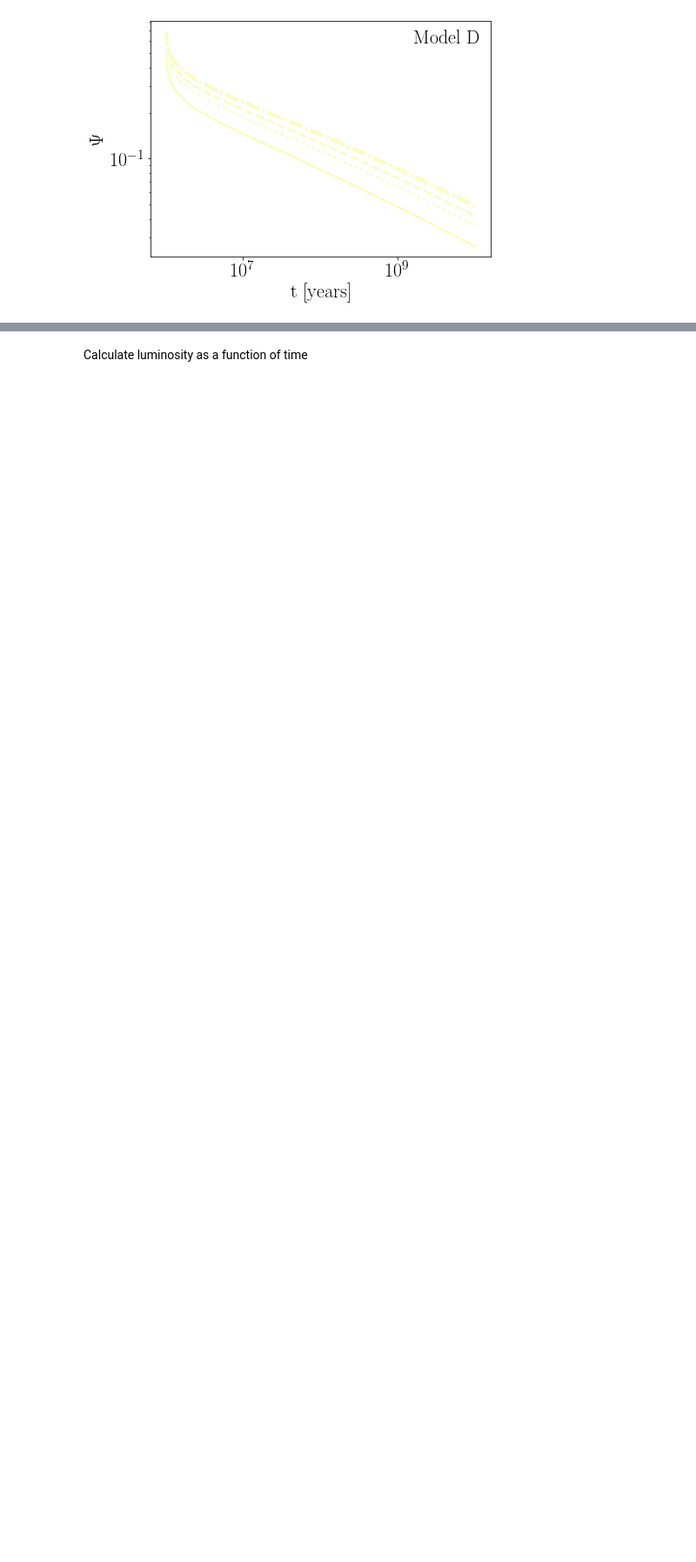
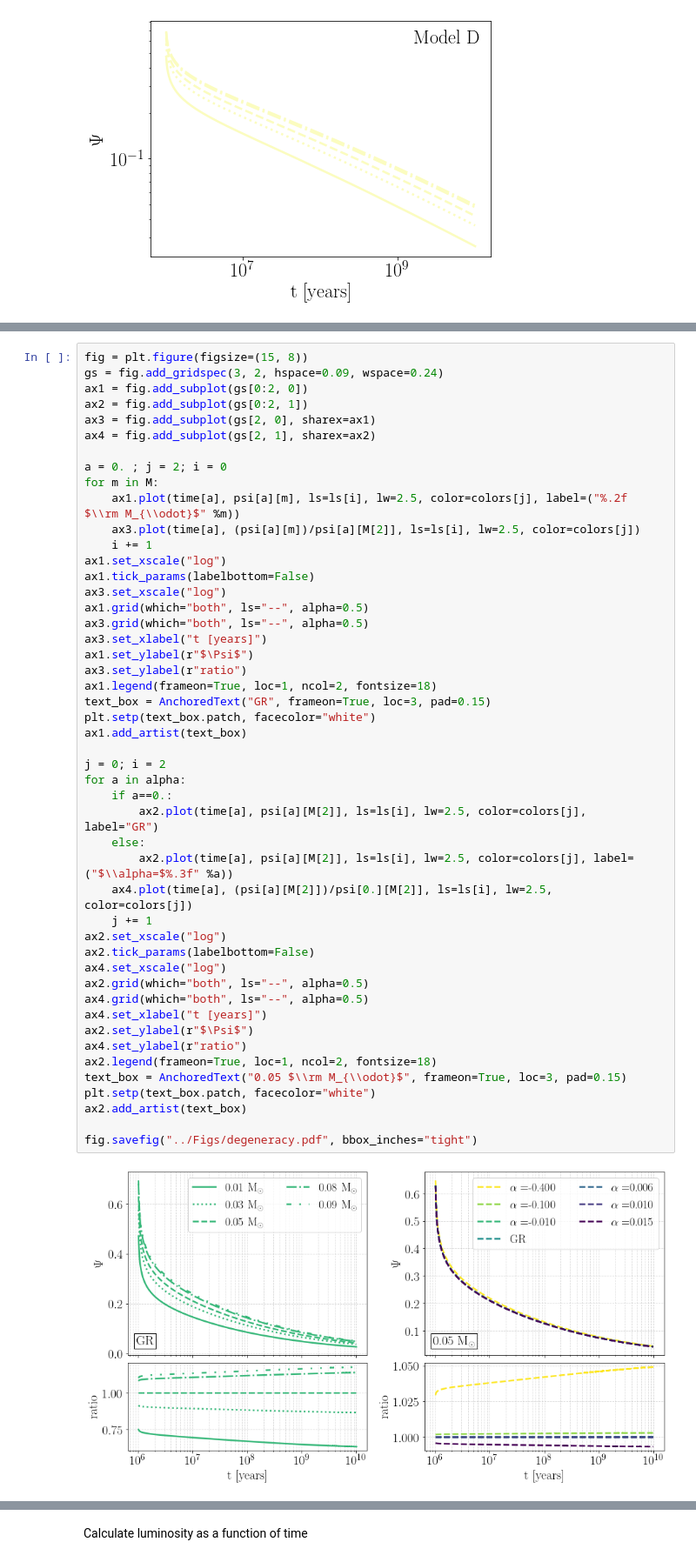
Before and after one commit to mariabenitocst/brown_dwarfs_palatini, a Jupyter notebook: jupyter-notebook/evolution_degeneracy.ipynb, the cells around one changed output, grey strips where cells are left out. Shown at 87% size. Saved outputs shown, nothing was run; the diff lists cells and outputs as text; blank space fills up the shorter version.

```diff
--- a/jupyter-notebook/evolution_degeneracy.ipynb
+++ b/jupyter-notebook/evolution_degeneracy.ipynb
@@ -543,0 +550,50 @@ fig.savefig("../Figs/degeneracy.pdf", bbox_inches="tight")
+# %%
+fig = plt.figure(figsize=(15, 8))
+gs = fig.add_gridspec(3, 2, hspace=0.09, wspace=0.24)
+ax1 = fig.add_subplot(gs[0:2, 0])
+ax2 = fig.add_subplot(gs[0:2, 1])
+ax3 = fig.add_subplot(gs[2, 0], sharex=ax1)
+ax4 = fig.add_subplot(gs[2, 1], sharex=ax2)
+
+a = 0. ; j = 2; i = 0
+for m in M:
+    ax1.plot(time[a], psi[a][m], ls=ls[i], lw=2.5, color=colors[j], label=("%.2f $\\rm M_{\\odot}$" %m))
+    ax3.plot(time[a], (psi[a][m])/psi[a][M[2]], ls=ls[i], lw=2.5, color=colors[j])
+    i += 1
+ax1.set_xscale("log")
+ax1.tick_params(labelbottom=False)
+ax3.set_xscale("log")
+ax1.grid(which="both", ls="--", alpha=0.5)
+ax3.grid(which="both", ls="--", alpha=0.5)
+ax3.set_xlabel("t [years]")
+ax1.set_ylabel(r"$\Psi$")
+ax3.set_ylabel(r"ratio")
+ax1.legend(frameon=True, loc=1, ncol=2, fontsize=18)
+text_box = AnchoredText("GR", frameon=True, loc=3, pad=0.15)
+plt.setp(text_box.patch, facecolor="white")
+ax1.add_artist(text_box)
+
+j = 0; i = 2
+for a in alpha:
+    if a==0.:
+        ax2.plot(time[a], psi[a][M[2]], ls=ls[i], lw=2.5, color=colors[j], label="GR")
+    else:
+        ax2.plot(time[a], psi[a][M[2]], ls=ls[i], lw=2.5, color=colors[j], label=("$\\alpha=$%.3f" %a))
+    ax4.plot(time[a], (psi[a][M[2]])/psi[0.][M[2]], ls=ls[i], lw=2.5, color=colors[j])
+    j += 1
+ax2.set_xscale("log")
+ax2.tick_params(labelbottom=False)
+ax4.set_xscale("log")
+ax2.grid(which="both", ls="--", alpha=0.5)
+ax4.grid(which="both", ls="--", alpha=0.5)
+ax4.set_xlabel("t [years]")
+ax2.set_ylabel(r"$\Psi$")
+ax4.set_ylabel(r"ratio")
+ax2.legend(frameon=True, loc=1, ncol=2, fontsize=18)
+text_box = AnchoredText("0.05 $\\rm M_{\\odot}$", frameon=True, loc=3, pad=0.15)
+plt.setp(text_box.patch, facecolor="white")
+ax2.add_artist(text_box)
+
+fig.savefig("../Figs/degeneracy.pdf", bbox_inches="tight")
+# %% [output]
+[figure, added]
```
Also changed, not shown: parts of 19 cells of this notebook, 1 other file.
